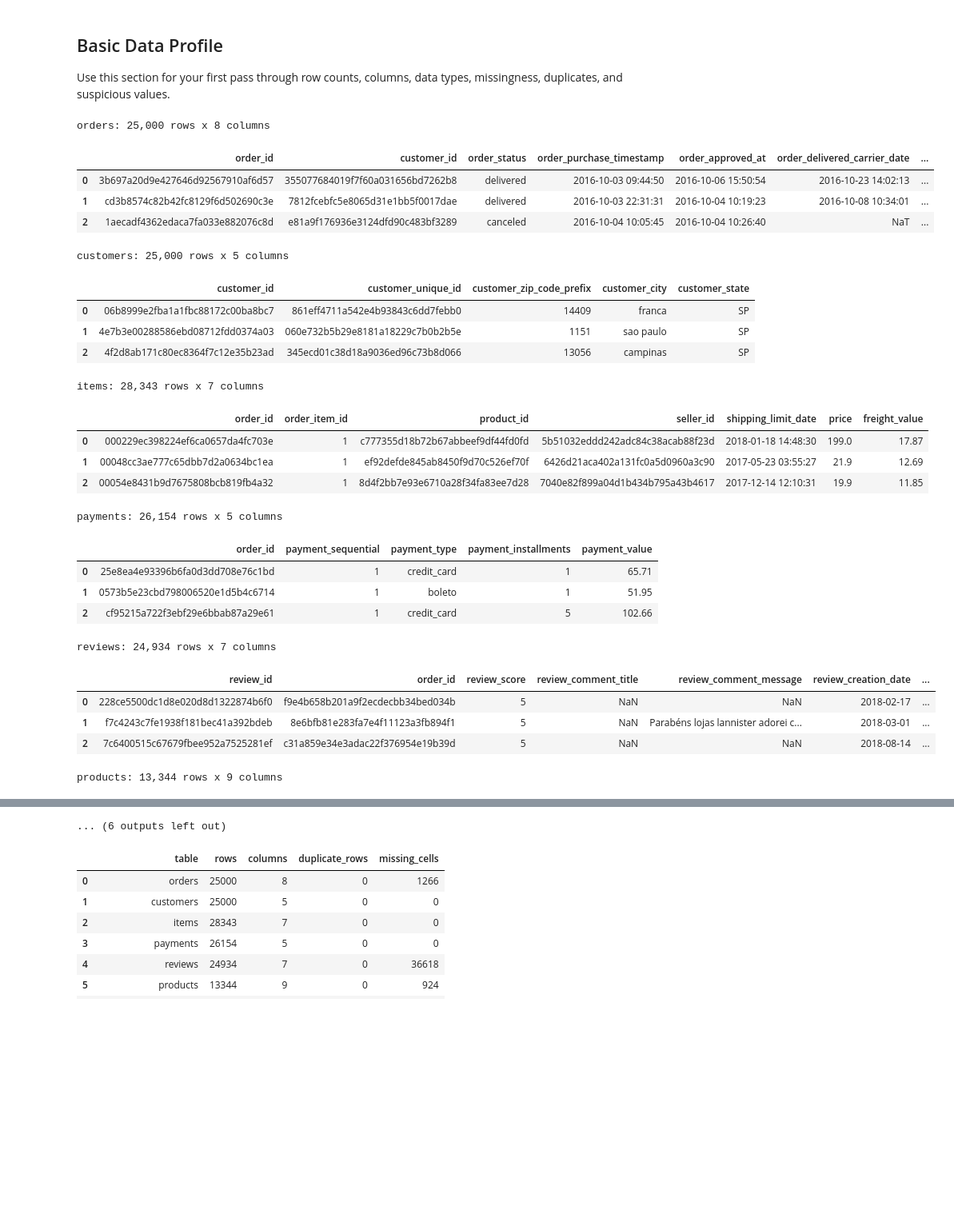
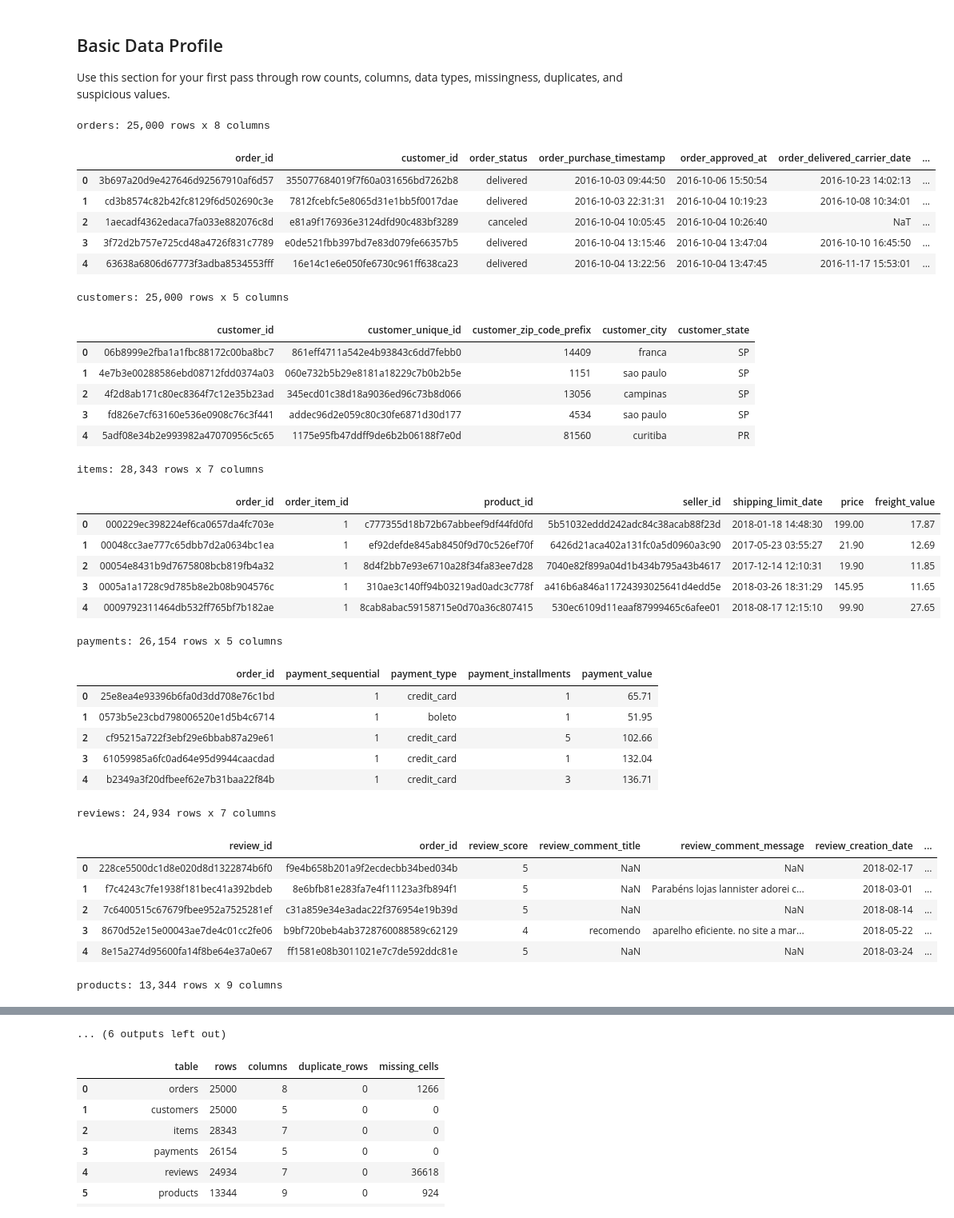
Before and after one commit to Jade-Jung/ban6003-project-option-2-hyejung-jung, a Jupyter notebook: notebooks/olist_project_starter.ipynb, the cells around one changed output, grey strips where cells are left out. Shown at 80% size. Saved outputs shown, nothing was run; the diff lists cells and outputs as text; code cells hidden in the pictures; blank space fills up the shorter version.

```diff
--- a/notebooks/olist_project_starter.ipynb
+++ b/notebooks/olist_project_starter.ipynb
@@ -73,33 +73,43 @@ Use this section for your first pass through row counts, columns, data types, mi
 # %%
 for name, df in tables.items():
     print(f'\n{name}: {df.shape[0]:,} rows x {df.shape[1]:,} columns')
-    display(df.head(3))
+    display(df.head(5))
 # %% [output]
 orders: 25,000 rows x 8 columns
 |  | order_id | customer_id | order_status | order_purchase_timestamp | order_approved_at | order_delivered_carrier_date | ... |
 | 0 | 3b697a20d9e427646d92567910af6d57 | 355077684019f7f60a031656bd7262b8 | delivered | 2016-10-03 09:44:50 | 2016-10-06 15:50:54 | 2016-10-23 14:02:13 | ... |
 | 1 | cd3b8574c82b42fc8129f6d502690c3e | 7812fcebfc5e8065d31e1bb5f0017dae | delivered | 2016-10-03 22:31:31 | 2016-10-04 10:19:23 | 2016-10-08 10:34:01 | ... |
 | 2 | 1aecadf4362edaca7fa033e882076c8d | e81a9f176936e3124dfd90c483bf3289 | canceled | 2016-10-04 10:05:45 | 2016-10-04 10:26:40 | NaT | ... |
+| 3 | 3f72d2b757e725cd48a4726f831c7789 | e0de521fbb397bd7e83d079fe66357b5 | delivered | 2016-10-04 13:15:46 | 2016-10-04 13:47:04 | 2016-10-10 16:45:50 | ... |
+| 4 | 63638a6806d67773f3adba8534553fff | 16e14c1e6e050fe6730c961ff638ca23 | delivered | 2016-10-04 13:22:56 | 2016-10-04 13:47:45 | 2016-11-17 15:53:01 | ... |
 customers: 25,000 rows x 5 columns
 |  | customer_id | customer_unique_id | customer_zip_code_prefix | customer_city | customer_state |
 | 0 | 06b8999e2fba1a1fbc88172c00ba8bc7 | 861eff4711a542e4b93843c6dd7febb0 | 14409 | franca | SP |
 | 1 | 4e7b3e00288586ebd08712fdd0374a03 | 060e732b5b29e8181a18229c7b0b2b5e | 1151 | sao paulo | SP |
 | 2 | 4f2d8ab171c80ec8364f7c12e35b23ad | 345ecd01c38d18a9036ed96c73b8d066 | 13056 | campinas | SP |
+| 3 | fd826e7cf63160e536e0908c76c3f441 | addec96d2e059c80c30fe6871d30d177 | 4534 | sao paulo | SP |
+| 4 | 5adf08e34b2e993982a47070956c5c65 | 1175e95fb47ddff9de6b2b06188f7e0d | 81560 | curitiba | PR |
 items: 28,343 rows x 7 columns
 |  | order_id | order_item_id | product_id | seller_id | shipping_limit_date | price | freight_value |
-| 0 | 000229ec398224ef6ca0657da4fc703e | 1 | c777355d18b72b67abbeef9df44fd0fd | 5b51032eddd242adc84c38acab88f23d | 2018-01-18 14:48:30 | 199.0 | 17.87 |
-| 1 | 00048cc3ae777c65dbb7d2a0634bc1ea | 1 | ef92defde845ab8450f9d70c526ef70f | 6426d21aca402a131fc0a5d0960a3c90 | 2017-05-23 03:55:27 | 21.9 | 12.69 |
-| 2 | 00054e8431b9d7675808bcb819fb4a32 | 1 | 8d4f2bb7e93e6710a28f34fa83ee7d28 | 7040e82f899a04d1b434b795a43b4617 | 2017-12-14 12:10:31 | 19.9 | 11.85 |
+| 0 | 000229ec398224ef6ca0657da4fc703e | 1 | c777355d18b72b67abbeef9df44fd0fd | 5b51032eddd242adc84c38acab88f23d | 2018-01-18 14:48:30 | 199.00 | 17.87 |
+| 1 | 00048cc3ae777c65dbb7d2a0634bc1ea | 1 | ef92defde845ab8450f9d70c526ef70f | 6426d21aca402a131fc0a5d0960a3c90 | 2017-05-23 03:55:27 | 21.90 | 12.69 |
+| 2 | 00054e8431b9d7675808bcb819fb4a32 | 1 | 8d4f2bb7e93e6710a28f34fa83ee7d28 | 7040e82f899a04d1b434b795a43b4617 | 2017-12-14 12:10:31 | 19.90 | 11.85 |
+| 3 | 0005a1a1728c9d785b8e2b08b904576c | 1 | 310ae3c140ff94b03219ad0adc3c778f | a416b6a846a11724393025641d4edd5e | 2018-03-26 18:31:29 | 145.95 | 11.65 |
+| 4 | 0009792311464db532ff765bf7b182ae | 1 | 8cab8abac59158715e0d70a36c807415 | 530ec6109d11eaaf87999465c6afee01 | 2018-08-17 12:15:10 | 99.90 | 27.65 |
 payments: 26,154 rows x 5 columns
 |  | order_id | payment_sequential | payment_type | payment_installments | payment_value |
 | 0 | 25e8ea4e93396b6fa0d3dd708e76c1bd | 1 | credit_card | 1 | 65.71 |
 | 1 | 0573b5e23cbd798006520e1d5b4c6714 | 1 | boleto | 1 | 51.95 |
 | 2 | cf95215a722f3ebf29e6bbab87a29e61 | 1 | credit_card | 5 | 102.66 |
+| 3 | 61059985a6fc0ad64e95d9944caacdad | 1 | credit_card | 1 | 132.04 |
+| 4 | b2349a3f20dfbeef62e7b31baa22f84b | 1 | credit_card | 3 | 136.71 |
 reviews: 24,934 rows x 7 columns
 |  | review_id | order_id | review_score | review_comment_title | review_comment_message | review_creation_date | ... |
 | 0 | 228ce5500dc1d8e020d8d1322874b6f0 | f9e4b658b201a9f2ecdecbb34bed034b | 5 | NaN | NaN | 2018-02-17 | ... |
 | 1 | f7c4243c7fe1938f181bec41a392bdeb | 8e6bfb81e283fa7e4f11123a3fb894f1 | 5 | NaN | Parabéns lojas lannister adorei c... | 2018-03-01 | ... |
 | 2 | 7c6400515c67679fbee952a7525281ef | c31a859e34e3adac22f376954e19b39d | 5 | NaN | NaN | 2018-08-14 | ... |
+| 3 | 8670d52e15e00043ae7de4c01cc2fe06 | b9bf720beb4ab3728760088589c62129 | 4 | recomendo | aparelho eficiente. no site a mar... | 2018-05-22 | ... |
+| 4 | 8e15a274d95600fa14f8be64e37a0e67 | ff1581e08b3011021e7c7de592ddc81e | 5 | NaN | NaN | 2018-03-24 | ... |
 products: 13,344 rows x 9 columns
 |  | product_id | product_category_name | product_name_lenght | product_description_lenght | product_photos_qty | ... |
 | 0 | 41d3672d4792049fa1779bb35283ed13 | instrumentos_musicais | 60.0 | 745.0 | 1.0 | ... |
```
Also changed, not shown: parts of 31 cells of this notebook.
